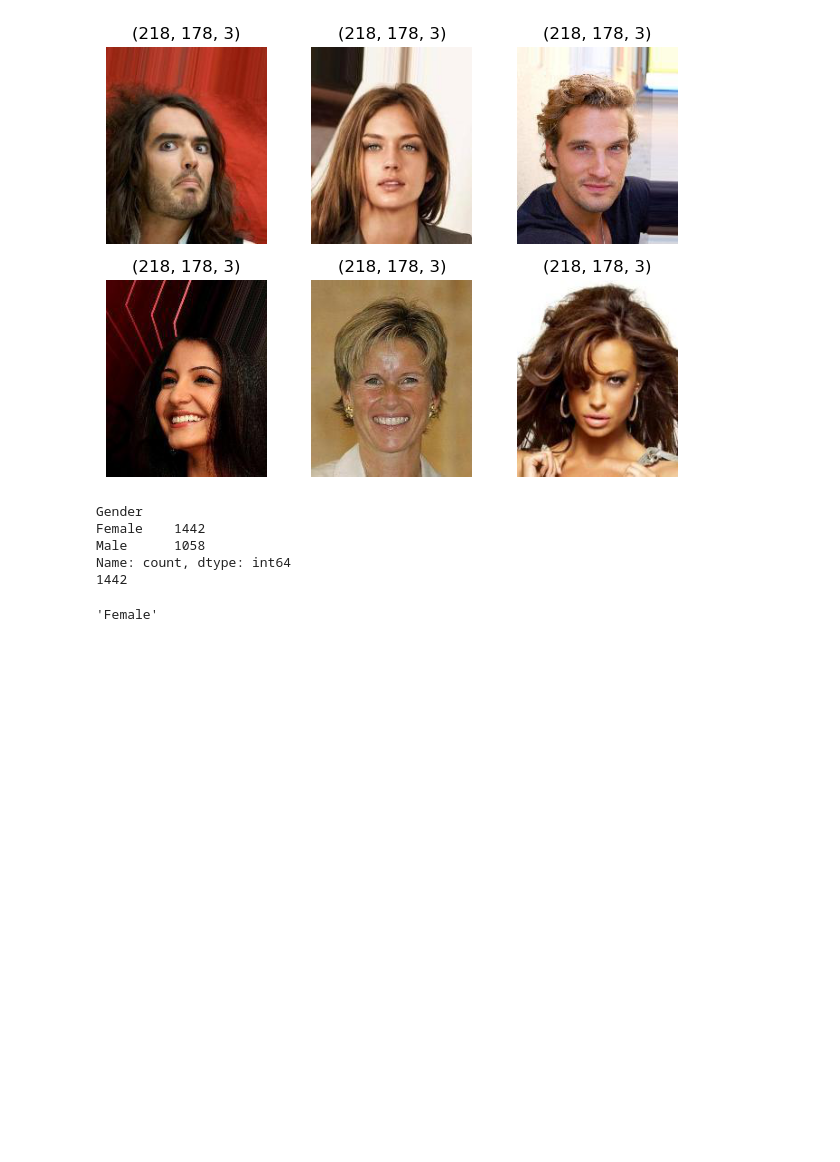
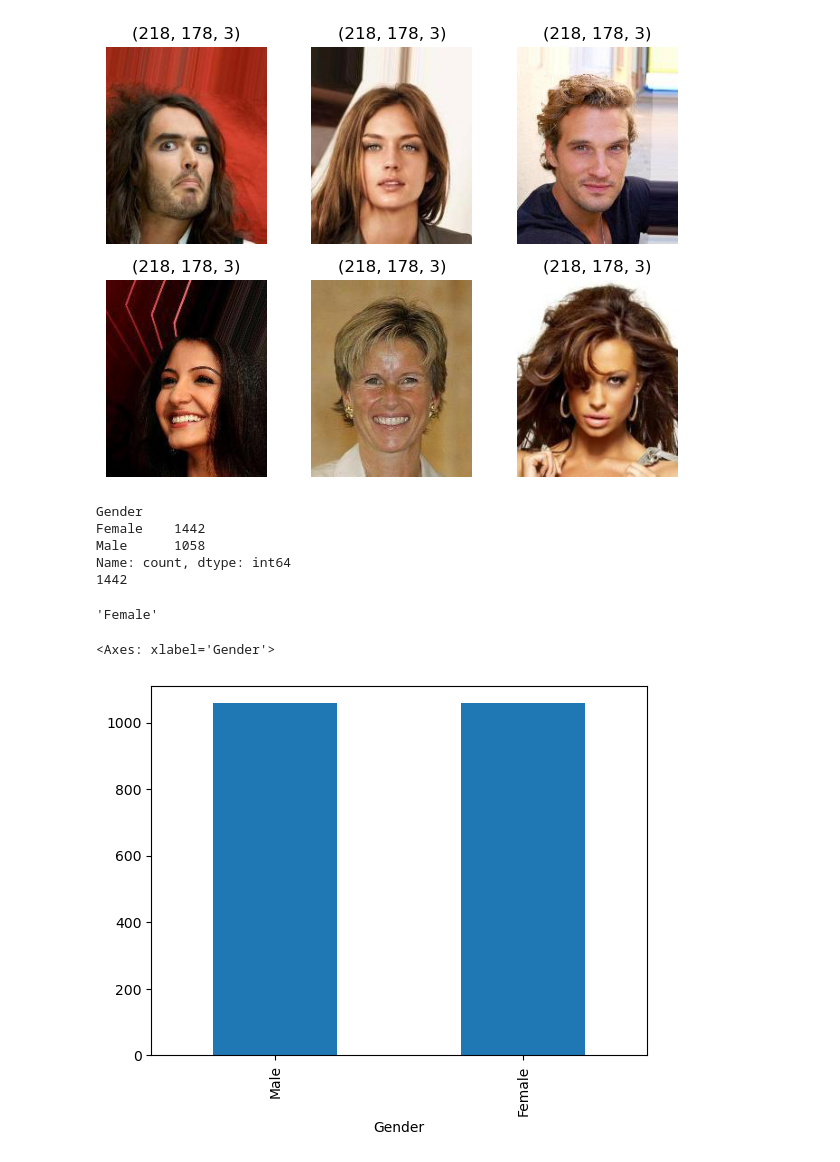
Before and after one commit to MaukanMir/Celebrity-Face-Generator, a Jupyter notebook: gender_classification.ipynb, the cells around one changed output. Drawn from its saved outputs; the diff is of its cells as text; code cells hidden in the pictures; blank space fills up the shorter version.

```diff
--- a/gender_classification.ipynb
+++ b/gender_classification.ipynb
@@ -87,3 +87,8 @@ sample_size = category_count[0] - category_count[1]
 
 drop_sample = np.random.choice(indices, sample_size, replace = False)
 df = df.drop(drop_sample, axis = "index")
+# %%
+df["Gender"].value_counts().plot.bar()
+# %% [output]
+<Axes: xlabel='Gender'>
+[figure, added]
```
